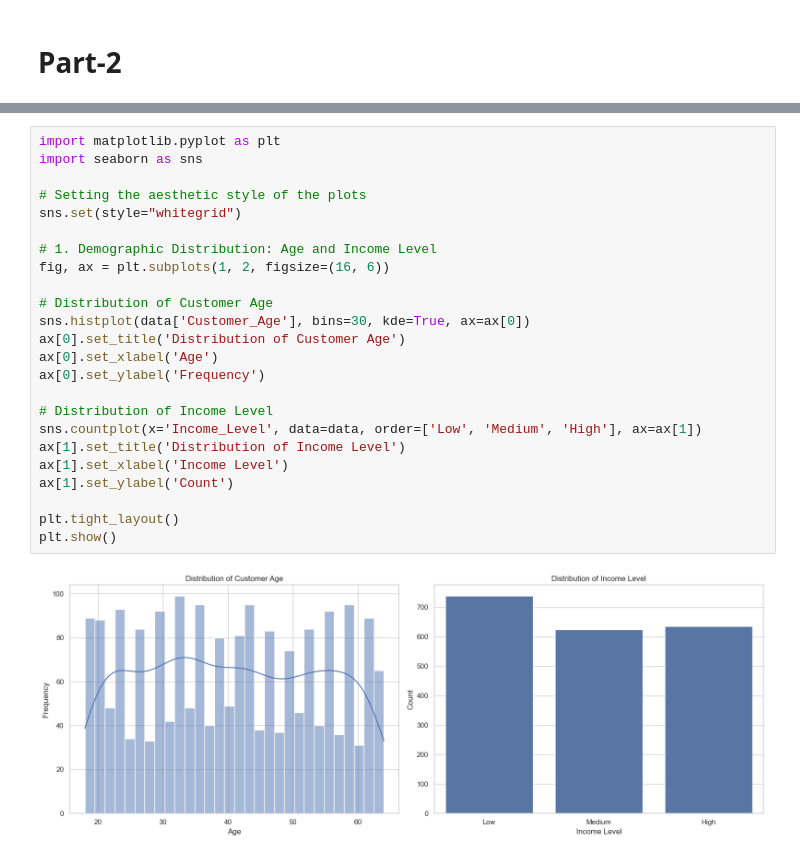
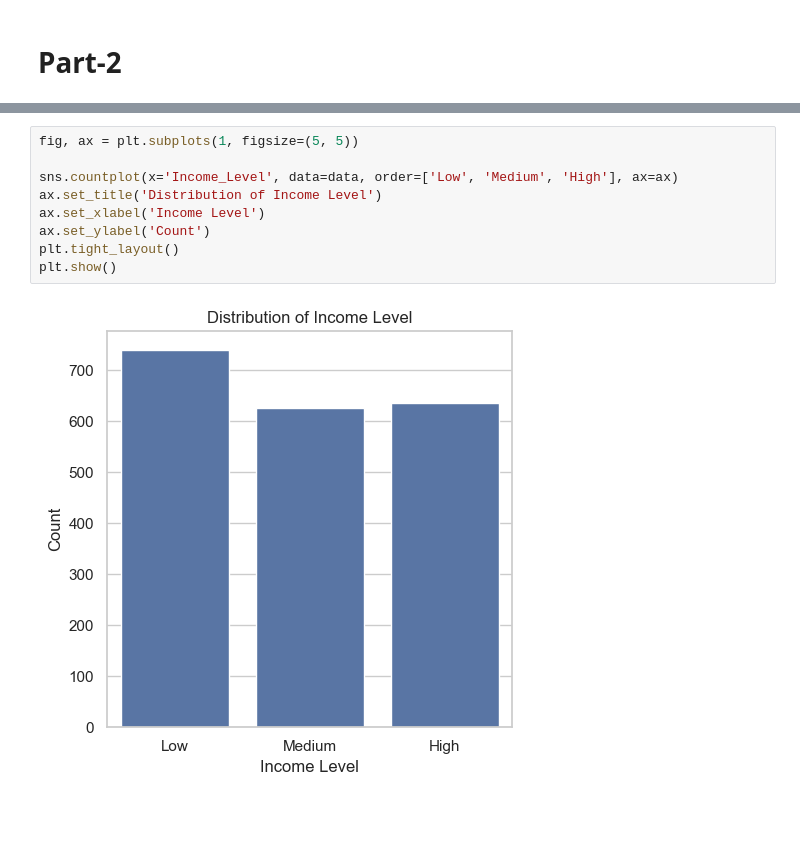
Before and after one commit to saiful-aromax/Navan, a Jupyter notebook: ca_march/CA.ipynb, the cells around one changed output, grey strips where cells are left out. Cells and saved outputs as stored; diff of their text form; blank space fills up the shorter version.

```diff
--- a/ca_march/CA.ipynb
+++ b/ca_march/CA.ipynb
@@ -143,26 +175,11 @@ Given the data quality assessment, the dataset appears to be in good shape for a
 # %%
-import matplotlib.pyplot as plt
-import seaborn as sns
+fig, ax = plt.subplots(1, figsize=(5, 5))
 
-# Setting the aesthetic style of the plots
-sns.set(style="whitegrid")
-
-# 1. Demographic Distribution: Age and Income Level
-fig, ax = plt.subplots(1, 2, figsize=(16, 6))
-
-# Distribution of Customer Age
-sns.histplot(data['Customer_Age'], bins=30, kde=True, ax=ax[0])
-ax[0].set_title('Distribution of Customer Age')
-ax[0].set_xlabel('Age')
-ax[0].set_ylabel('Frequency')
-
-# Distribution of Income Level
-sns.countplot(x='Income_Level', data=data, order=['Low', 'Medium', 'High'], ax=ax[1])
-ax[1].set_title('Distribution of Income Level')
-ax[1].set_xlabel('Income Level')
-ax[1].set_ylabel('Count')
-
+sns.countplot(x='Income_Level', data=data, order=['Low', 'Medium', 'High'], ax=ax)
+ax.set_title('Distribution of Income Level')
+ax.set_xlabel('Income Level')
+ax.set_ylabel('Count')
 plt.tight_layout()
 plt.show()
 # %% [output]
-[figure, old version]
+[figure, new version]
```
Also changed, not shown: parts of 13 cells of this notebook.
